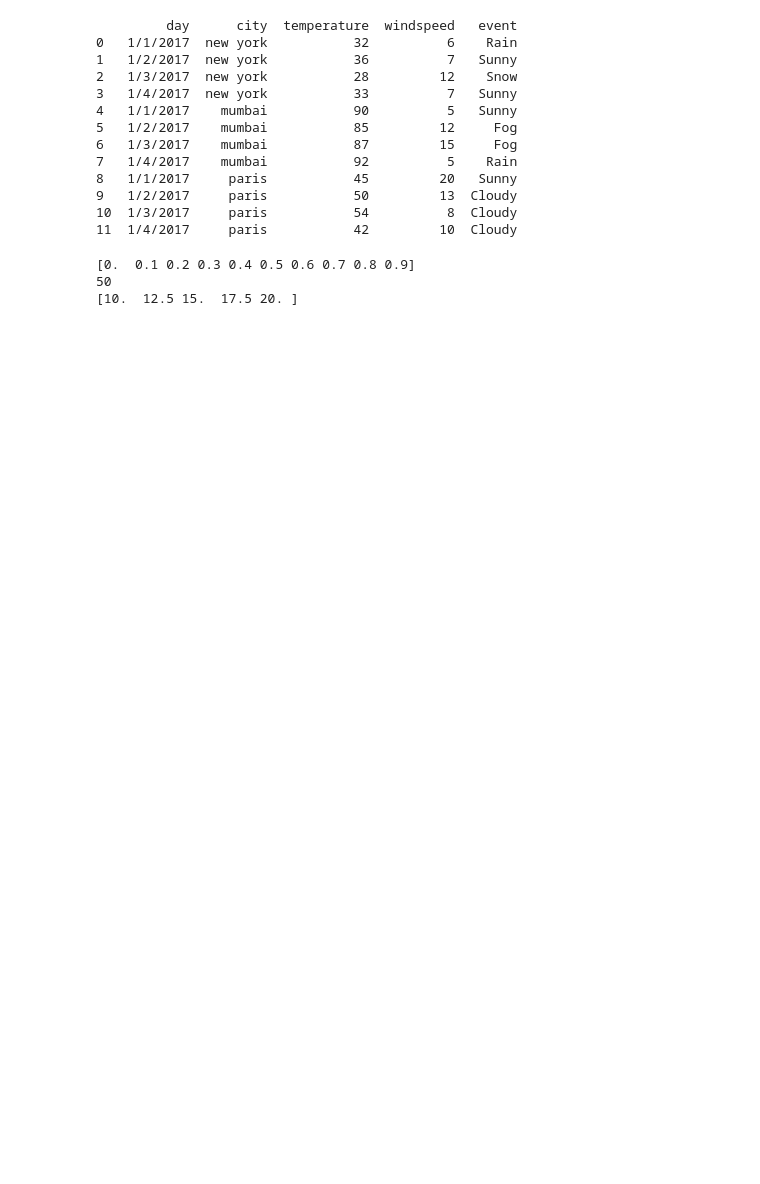
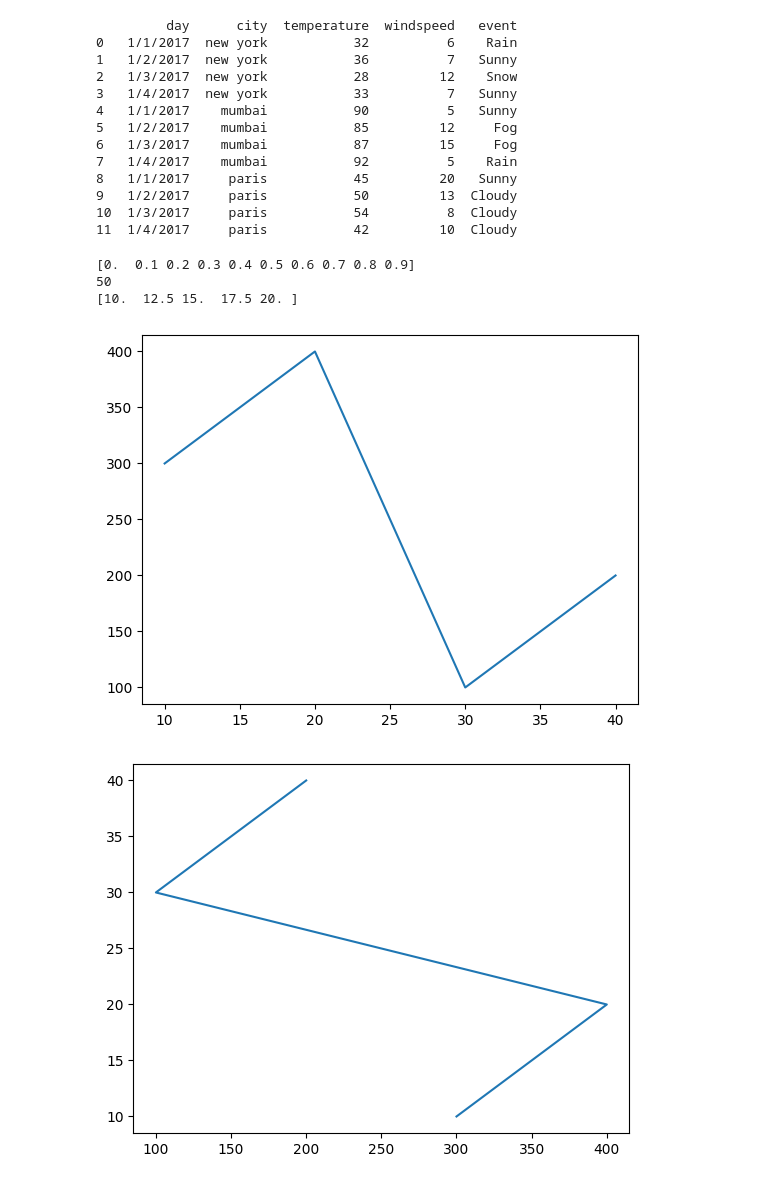
Before and after one commit to manu8274/1language-C, a Jupyter notebook: class/2nd_YR/4th_SEM/lec_4_AIML/class/02FEB/07_feb.ipynb, the cells around one changed output. Saved outputs shown, nothing was run; the diff lists cells and outputs as text; code cells hidden in the pictures; blank space fills up the shorter version.

```diff
--- a/class/2nd_YR/4th_SEM/lec_4_AIML/class/02FEB/07_feb.ipynb
+++ b/class/2nd_YR/4th_SEM/lec_4_AIML/class/02FEB/07_feb.ipynb
@@ -30,3 +31,13 @@ from matplotlib import pyplot as plt
+# %%
+x=[10,20,30,40]
+y=[300,400,100,200]
+plt.plot(x,y)
+plt.show()
+plt.plot(y,x)
+plt.show()
+# %% [output]
+[figure, added]
+[figure, added]
 # %%
 x=[10,20,30,40]
 y=[300,400,100,200]
```
Also changed, not shown: parts of 6 cells of this notebook, 1 other file.
